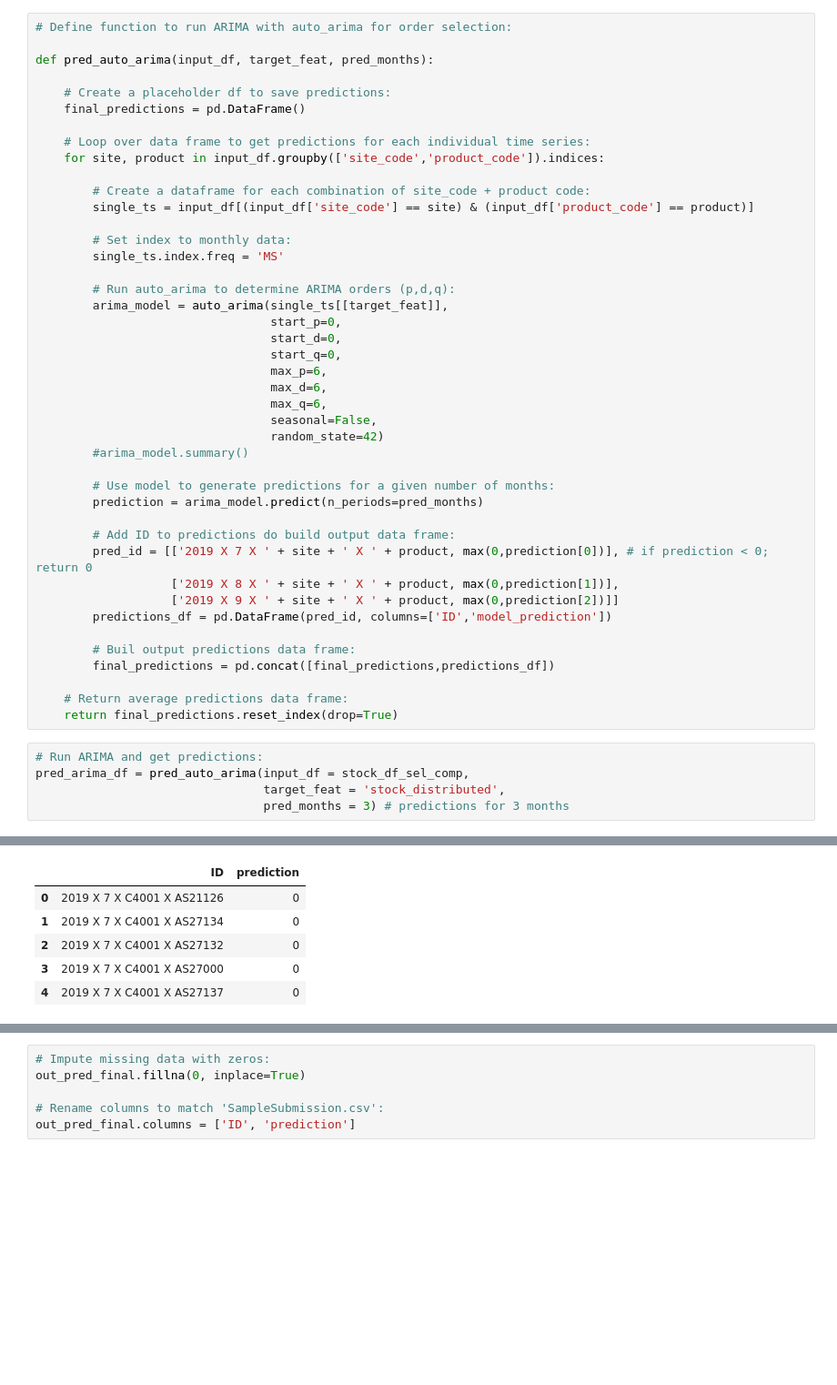
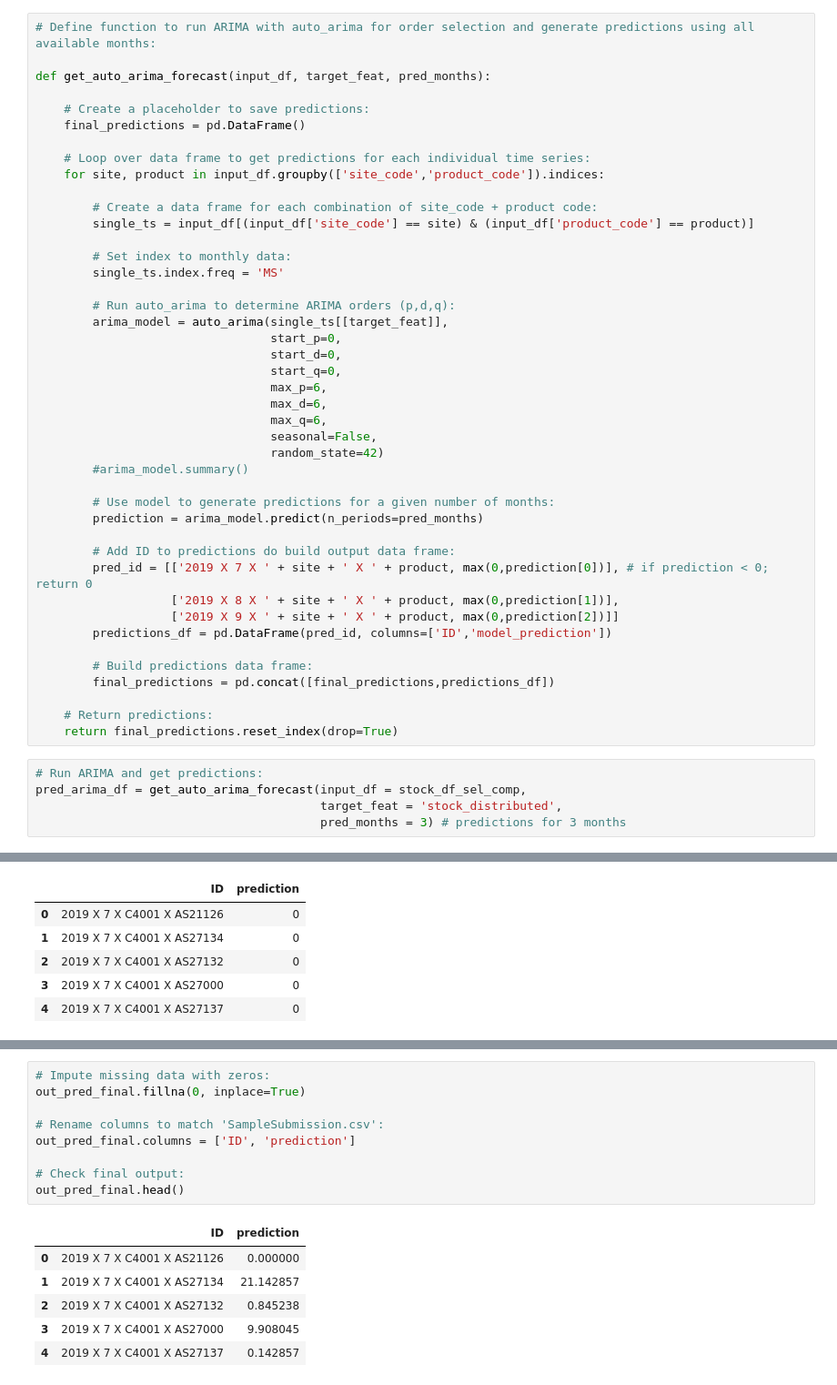
Before and after one commit to brcorrea/contracep_forecasting, a Jupyter notebook: notebooks/contraceptive_forecasting.ipynb, the cells around one changed output, grey strips where cells are left out. Shown at 91% size. Cells and saved outputs as stored; diff of their text form; blank space fills up the shorter version.

```diff
--- a/notebooks/contraceptive_forecasting.ipynb
+++ b/notebooks/contraceptive_forecasting.ipynb
@@ -687,15 +599,15 @@ pred_rnn_df.head()
 # %%
-# Define function to run ARIMA with auto_arima for order selection:
+# Define function to run ARIMA with auto_arima for order selection and generate predictions using all available months:
 
-def pred_auto_arima(input_df, target_feat, pred_months):
+def get_auto_arima_forecast(input_df, target_feat, pred_months):
 
-    # Create a placeholder df to save predictions:
+    # Create a placeholder to save predictions:
     final_predictions = pd.DataFrame()
 
     # Loop over data frame to get predictions for each individual time series:
     for site, product in input_df.groupby(['site_code','product_code']).indices:
 
-        # Create a dataframe for each combination of site_code + product code:
+        # Create a data frame for each combination of site_code + product code:
         single_ts = input_df[(input_df['site_code'] == site) & (input_df['product_code'] == product)]
 
         # Set index to monthly data:
@@ -722,16 +634,16 @@ def pred_auto_arima(input_df, target_feat, pred_months):
                    ['2019 X 9 X ' + site + ' X ' + product, max(0,prediction[2])]]
         predictions_df = pd.DataFrame(pred_id, columns=['ID','model_prediction'])
 
-        # Buil output predictions data frame:
+        # Build predictions data frame:
         final_predictions = pd.concat([final_predictions,predictions_df])
 
-    # Return average predictions data frame:
+    # Return predictions:
     return final_predictions.reset_index(drop=True)
 # %%
 # Run ARIMA and get predictions:
-pred_arima_df = pred_auto_arima(input_df = stock_df_sel_comp,
-                                target_feat = 'stock_distributed',
-                                pred_months = 3) # predictions for 3 months
+pred_arima_df = get_auto_arima_forecast(input_df = stock_df_sel_comp,
+                                        target_feat = 'stock_distributed',
+                                        pred_months = 3) # predictions for 3 months
 # %%
 # Check output:
 pred_arima_df.head()
@@ -798,7 +822,17 @@ Sample submission shape: (3089, 2)
 # %%
 # Impute missing data with zeros:
 out_pred_final.fillna(0, inplace=True)
 
 # Rename columns to match 'SampleSubmission.csv':
 out_pred_final.columns = ['ID', 'prediction']
+
+# Check final output:
+out_pred_final.head()
+# %% [output]
+|  | ID | prediction |
+| 0 | 2019 X 7 X C4001 X AS21126 | 0.000000 |
+| 1 | 2019 X 7 X C4001 X AS27134 | 21.142857 |
+| 2 | 2019 X 7 X C4001 X AS27132 | 0.845238 |
+| 3 | 2019 X 7 X C4001 X AS27000 | 9.908045 |
+| 4 | 2019 X 7 X C4001 X AS27137 | 0.142857 |
 # %%
```
Also changed, not shown: parts of 35 cells of this notebook.
